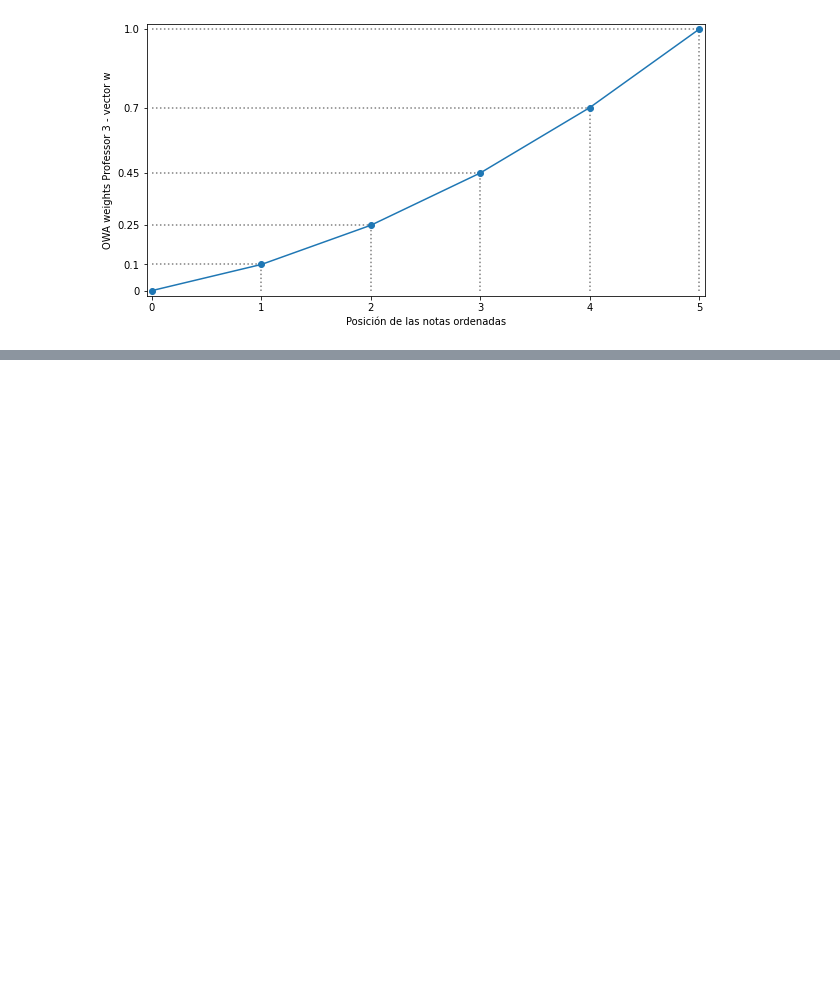
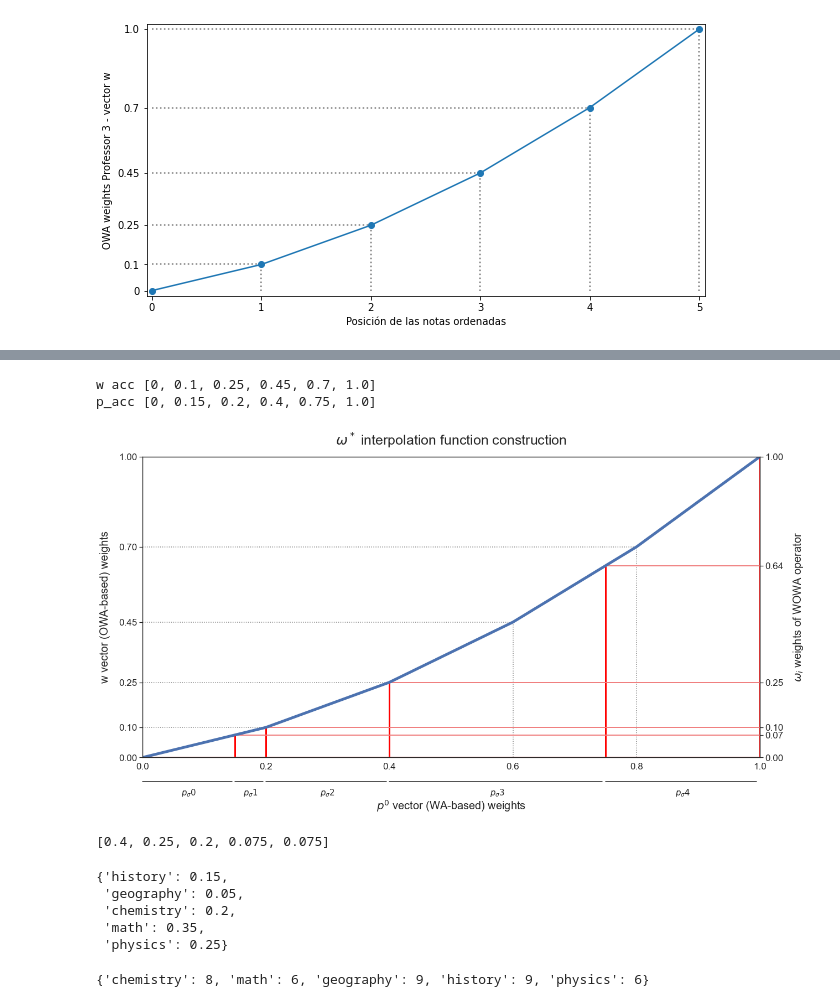
Before and after one commit to frnptr1/FairCOD, a Jupyter notebook: src/main/plot_wa_owa_wowa.ipynb, the cells around one changed output, grey strips where cells are left out. Drawn from its saved outputs; the diff is of its cells as text; code cells hidden in the pictures; blank space fills up the shorter version.

```diff
--- a/src/main/plot_wa_owa_wowa.ipynb
+++ b/src/main/plot_wa_owa_wowa.ipynb
@@ -6,3 +23,19 @@ from typing import Union, List
 w_p1 = [0.4, 0.25, 0.2, 0.075, 0.075]
 w_p2 = [0.125, 0.2, 0.35, 0.2, 0.125]
 w_p3 = [0.1, 0.15, 0.2, 0.25, 0.3]
+# %%
+vector_p = {
+    'history':0.15,
+    'geography':0.05,
+    'chemistry':0.2,
+    'math':0.35,
+    'physics':0.25
+}
+# %%
+alumn_1 = {
+    'chemistry':8,
+    'math':6,
+    'geography':9,
+    'history':9,
+    'physics':6
+}
@@ -90,0 +265,22 @@ plot_wowa_w_star(w_acc_p3, DM='Professor 3')
+# %%
+plot_WOWA_single_entry(w_vector=w_p3, p_vector=vector_p, alternative=alumn_1)
+# %% [output]
+w acc [0, 0.1, 0.25, 0.45, 0.7, 1.0]
+p_acc [0, 0.15, 0.2, 0.4, 0.75, 1.0]
+[figure, added]
+# %%
+w_p1
+# %% [output]
+[0.4, 0.25, 0.2, 0.075, 0.075]
+# %%
+vector_p
+# %% [output]
+{'history': 0.15,
+ 'geography': 0.05,
+ 'chemistry': 0.2,
+ 'math': 0.35,
+ 'physics': 0.25}
+# %%
+alumn_1
+# %% [output]
+{'chemistry': 8, 'math': 6, 'geography': 9, 'history': 9, 'physics': 6}
```
Also changed, not shown: parts of 9 cells of this notebook.
